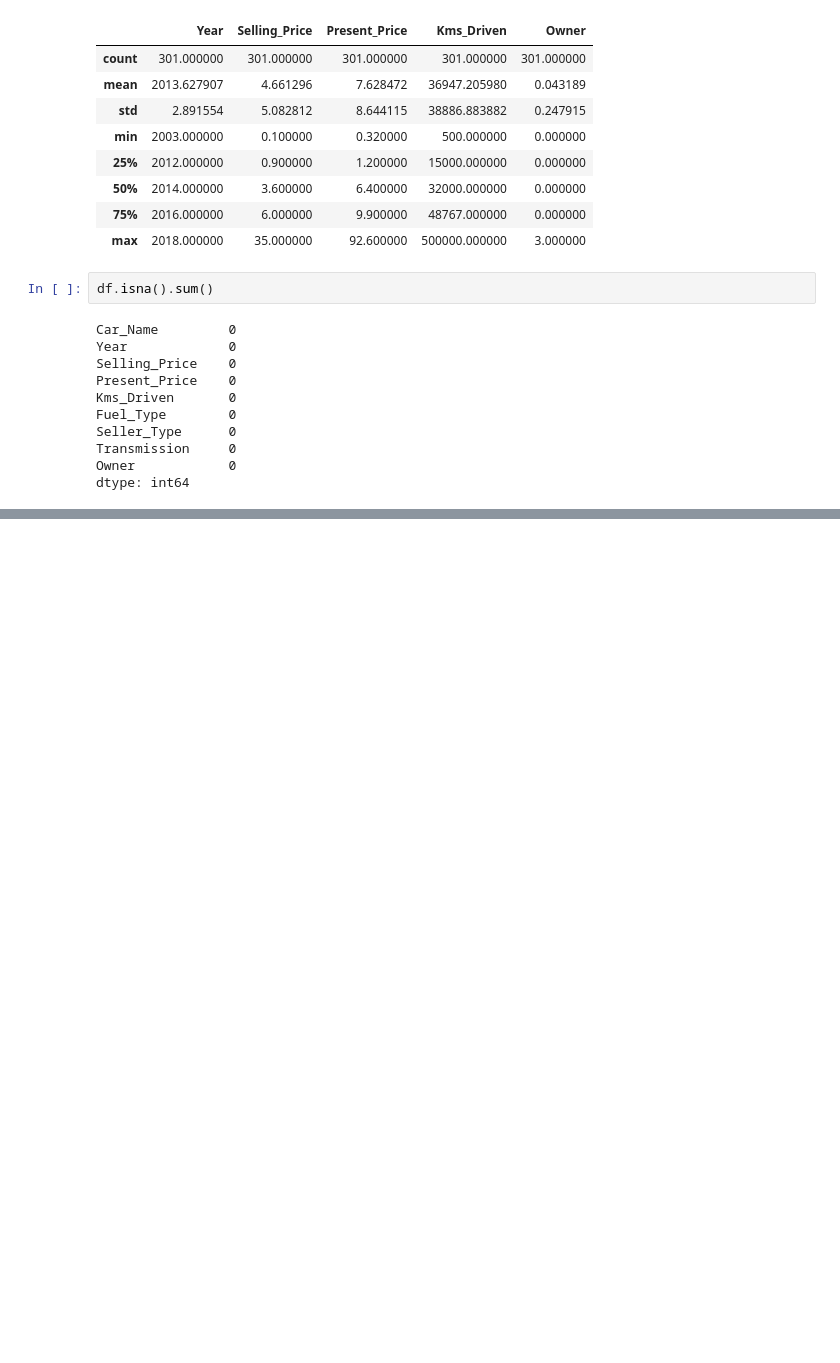
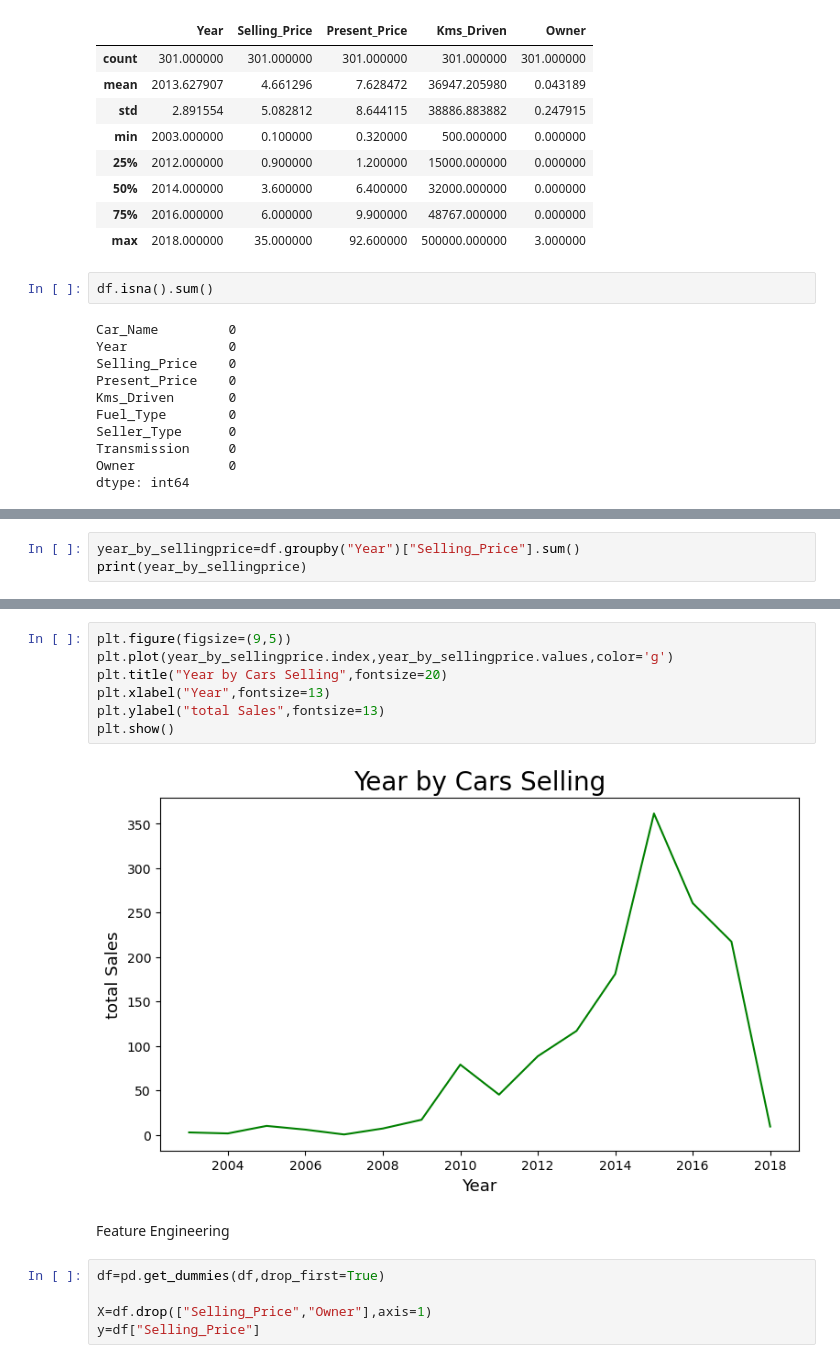
Before and after one commit to JuttuAbhiram/Machine-Learning, a Jupyter notebook: Linear_Regression/car_price_prediction.ipynb, the cells around one changed output, grey strips where cells are left out. Drawn from its saved outputs; the diff is of its cells as text; blank space fills up the shorter version.

```diff
--- a/Linear_Regression/car_price_prediction.ipynb
+++ b/Linear_Regression/car_price_prediction.ipynb
@@ -63,0 +109,3 @@ dtype: int64
+# %%
+year_by_sellingprice=df.groupby("Year")["Selling_Price"].sum()
+print(year_by_sellingprice)
@@ -63,0 +131,16 @@ dtype: int64
+# %%
+plt.figure(figsize=(9,5))
+plt.plot(year_by_sellingprice.index,year_by_sellingprice.values,color='g')
+plt.title("Year by Cars Selling",fontsize=20)
+plt.xlabel("Year",fontsize=13)
+plt.ylabel("total Sales",fontsize=13)
+plt.show()
+# %% [output]
+[figure, added]
+# %% [markdown]
+Feature Engineering
+# %%
+df=pd.get_dummies(df,drop_first=True)
+
+X=df.drop(["Selling_Price","Owner"],axis=1)
+y=df["Selling_Price"]
```
Also changed, not shown: parts of 6 cells of this notebook.
